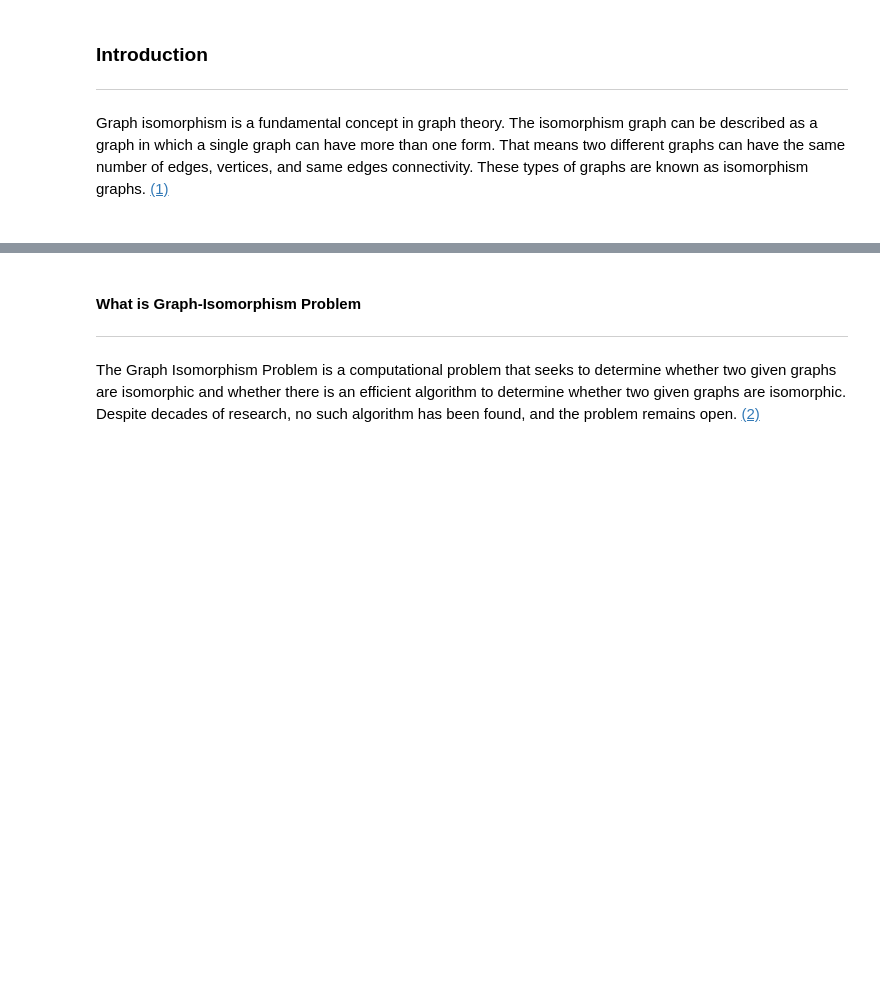
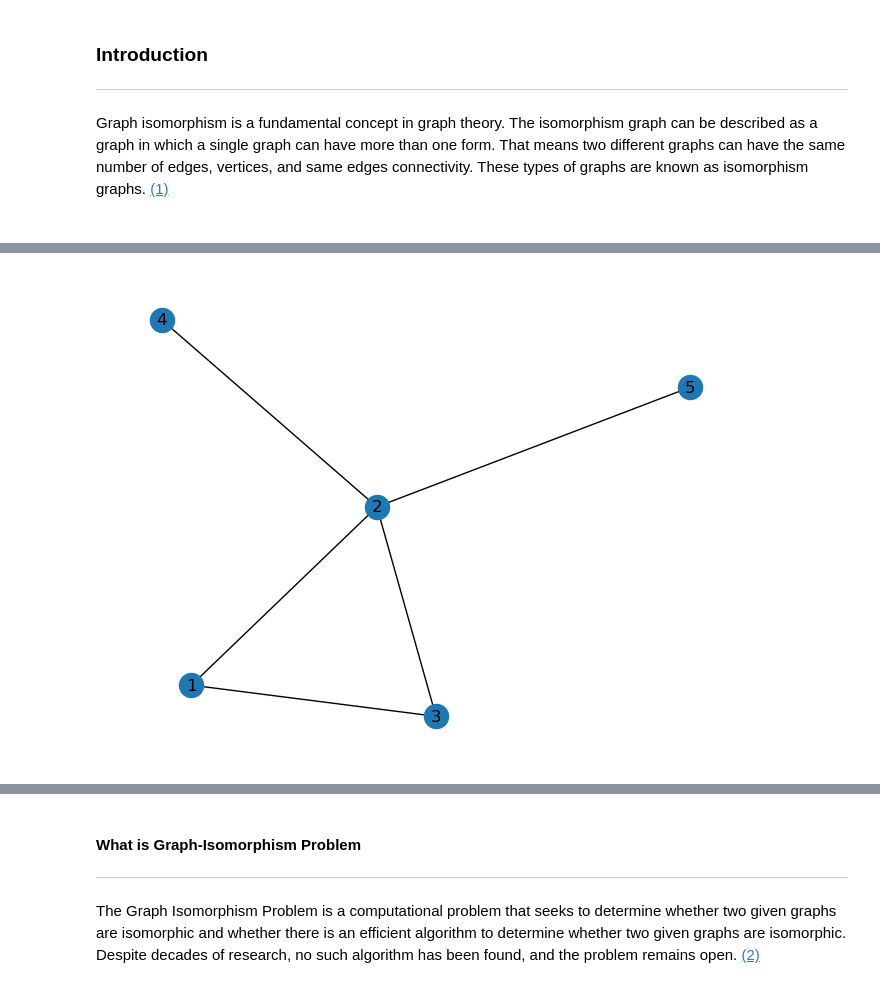
Before and after one commit to RazzaNoonan/GraphTheory2023, a Jupyter notebook: graph_isomorphism.ipynb, the cells around one changed output, grey strips where cells are left out. Cells and saved outputs as stored; diff of their text form; code cells hidden in the pictures; blank space fills up the shorter version.

Commit message:
Graph theory how to draw graphs and its history.

```diff
--- a/graph_isomorphism.ipynb
+++ b/graph_isomorphism.ipynb
@@ -14,0 +41,19 @@ Graph isomorphism is a fundamental concept in graph theory. The isomorphism grap
+# %%
+#Create a Graph
+G = nx.Graph()
+
+#add a node
+G.add_node(1)
+G.add_nodes_from ([2,3,4,5])
+
+#add edges
+G.add_edge(1,2)
+
+e = (2,3)
+G.add_edge(*e) # the * unpacks the tuple
+G.add_edges_from([(1,2),(1,3),(2,4),(2,5)])
+
+nx.draw(G, with_labels =True)
+plt.savefig("basicgraph2.png")
+# %% [output]
+[figure, added]
```
Also changed, not shown: parts of 12 cells of this notebook, 1 other file.
